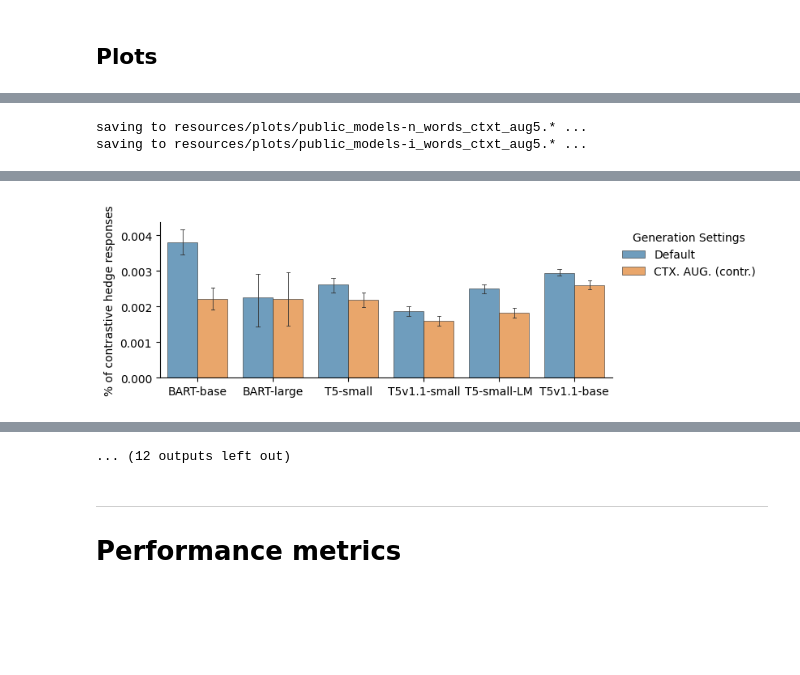
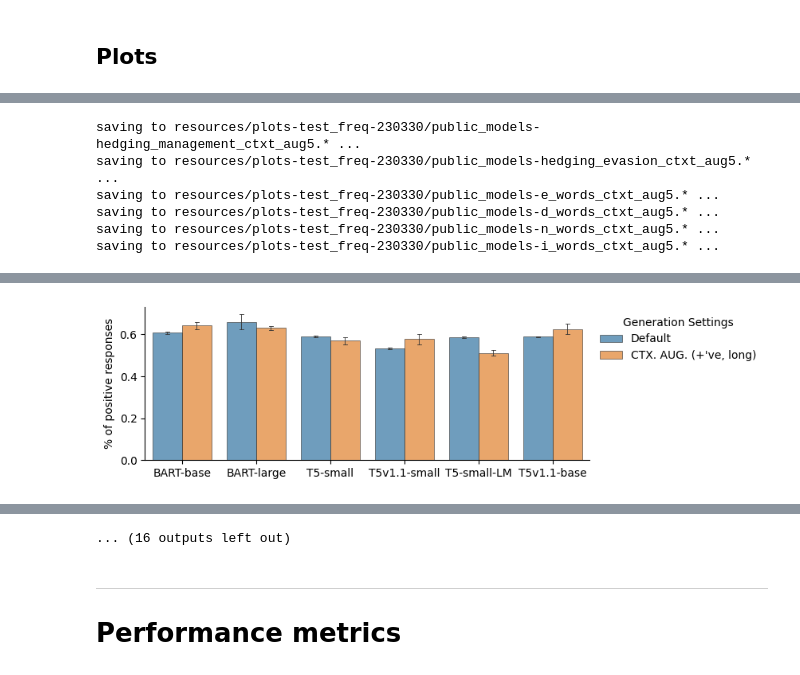
Before and after one commit to ZurichNLP/understanding-ctx-aug, a Jupyter notebook: summarize_results.ipynb, the cells around one changed output, grey strips where cells are left out. Saved outputs shown, nothing was run; the diff lists cells and outputs as text; code cells hidden in the pictures; blank space fills up the shorter version.

```diff
--- a/summarize_results.ipynb
+++ b/summarize_results.ipynb
@@ -24,5 +24,8 @@ pd.set_option('display.max_rows', None) # avoid truncating rows
 # %%
 exp_seeds = [23, 42, 1984]
 resource_path = Path('resources/models')
-plot_path = Path(f'resources/plots')
+test_set = 'topchat_kgd_test_rare'
+date = datetime.today().strftime(r'%y%m%d')
+plot_path = Path(f'resources/plots-{test_set}-{date}')
 plot_path.mkdir(parents=True, exist_ok=True)
+print(plot_path)
@@ -333,7 +327,7 @@ def get_detailed_info_on_complex_dataframe(df):
     print()
     return
 # %%
-public_model_results_df = get_all_results(exp_seeds, results_dir='results/topchat_kgd_test_freq-public_models', build_dataframe=True)
+public_model_results_df = get_all_results(exp_seeds, results_dir=f'results/{test_set}-public_models', build_dataframe=True)
 get_detailed_info_on_complex_dataframe(public_model_results_df)
 public_model_results_df.head(8)
 # %% [output]
@@ -365,7 +359,7 @@ Found 128 results files in corresponding results directory (resources/models/see
 |  |  |  |  |  | 42 | resources/models/seed_23/ft/bart_... | NaN | 120 | ... |
 |  |  |  |  |  | 284 | resources/models/seed_23/ft/bart_... | NaN | 120 | ... |
 # %%
-small_model_results_df = get_all_results(exp_seeds, results_dir='results/topchat_kgd_test_freq-bart_small', build_dataframe=True)
+small_model_results_df = get_all_results(exp_seeds, results_dir=f'results/{test_set}-bart_small', build_dataframe=True)
 get_detailed_info_on_complex_dataframe(small_model_results_df)
 small_model_results_df.head(8)
 # %% [output]
@@ -1134,27 +1230,32 @@ bart_small_rndm ***     {23: True, 42: True, 1984: True}
 #     save_as="resources/plots/bart_small-qu_ctxt_aug5"
 # )
 # %%
-contrastive_gen_settings_barplot(df, ['bart_base', 'bart_large', 't5_small', 't5v11_small', 't5_lm_small', 't5v11_base'], ['default', 'qu_ctxt_aug5'], tgt_metric="qc_turn_level", legend_outside=True, save_as='resources/plots/all_public_models-qu_ctxt_aug5')
-contrastive_gen_settings_barplot(df, ['bart_base', 'bart_large', 't5_small', 't5v11_small', 't5_lm_small', 't5v11_base'], ['default', 'qu_ctxt_aug1'], tgt_metric="qc_turn_level", legend_outside=True, save_as='resources/plots/all_public_models-qu_ctxt_aug1')
-contrastive_gen_settings_barplot(df, ['bart_base', 'bart_large', 't5_small', 't5v11_small', 't5_lm_small', 't5v11_base'], ['default', 'pos_sent_ctxt_aug5'], tgt_metric="pos_sents", legend_outside=True, save_as='resources/plots/all_public_models-pos_sent_ctxt_aug5')
-contrastive_gen_settings_barplot(df, ['bart_base', 'bart_large', 't5_small', 't5v11_small', 't5_lm_small', 't5v11_base'], ['default', 'neg_sent_ctxt_aug5'], tgt_metric="neg_sents", legend_outside=True, save_as='resources/plots/all_public_models-neg_sent_ctxt_aug5')
-contrastive_gen_settings_barplot(df, ['bart_base', 'bart_large', 't5_small', 't5v11_small', 't5_lm_small', 't5v11_base'], ['default', 'hedging_contrast_ctxt_aug5'], tgt_metric="hedging_contrast", legend_outside=True, save_as='resources/plots/all_public_models-hedging_contrast_ctxt_aug5')
-contrastive_gen_settings_barplot(df, ['bart_base', 'bart_large', 't5_small', 't5v11_small', 't5_lm_small', 't5v11_base'], ['default', 'hedging_management_ctxt_aug5'], tgt_metric="hedging_management", legend_outside=True, save_as='resources/plots/all_public_models-hedging_management_ctxt_aug5')
-contrastive_gen_settings_barplot(df, ['bart_base', 'bart_large', 't5_small', 't5v11_small', 't5_lm_small', 't5v11_base'], ['default', 'hedging_evasion_ctxt_aug5'], tgt_metric="hedging_evasion", legend_outside=True, save_as='resources/plots/all_public_models-hedging_evasion_ctxt_aug5')
-contrastive_gen_settings_barplot(df, ['bart_base', 'bart_large', 't5_small', 't5v11_small', 't5_lm_small', 't5v11_base'], ['default', 'e_words_ctxt_aug5'], tgt_metric="E_sents", legend_outside=True, save_as='resources/plots/all_public_models-e_words_ctxt_aug5')
-contrastive_gen_settings_barplot(df, ['bart_base', 'bart_large', 't5_small', 't5v11_small', 't5_lm_small', 't5v11_base'], ['default', 'd_words_ctxt_aug5'], tgt_metric="D_sents", legend_outside=True, save_as='resources/plots/all_public_models-d_words_ctxt_aug5')
-contrastive_gen_settings_barplot(df, ['bart_base', 'bart_large', 't5_small', 't5v11_small', 't5_lm_small', 't5v11_base'], ['default', 'n_words_ctxt_aug5'], tgt_metric="N_sents", legend_outside=True, save_as='resources/plots/all_public_models-n_words_ctxt_aug5')
-contrastive_gen_settings_barplot(df, ['bart_base', 'bart_large', 't5_small', 't5v11_small', 't5_lm_small', 't5v11_base'], ['default', 'i_words_ctxt_aug5'], tgt_metric="I_sents", legend_outside=True, save_as='resources/plots/all_public_models-i_words_ctxt_aug5')
+contrastive_gen_settings_barplot(df, ['bart_base', 'bart_large', 't5_small', 't5v11_small', 't5_lm_small', 't5v11_base'], ['default', 'qu_ctxt_aug5'], tgt_metric="qc_turn_level", legend_outside=True, save_as=str(plot_path / 'all_public_models-qu_ctxt_aug5'))
+contrastive_gen_settings_barplot(df, ['bart_base', 'bart_large', 't5_small', 't5v11_small', 't5_lm_small', 't5v11_base'], ['default', 'qu_ctxt_aug1'], tgt_metric="qc_turn_level", legend_outside=True, save_as=str(plot_path / 'all_public_models-qu_ctxt_aug1'))
+contrastive_gen_settings_barplot(df, ['bart_base', 'bart_large', 't5_small', 't5v11_small', 't5_lm_small', 't5v11_base'], ['default', 'pos_sent_ctxt_aug5'], tgt_metric="pos_sents", legend_outside=True, save_as=str(plot_path / 'all_public_models-pos_sent_ctxt_aug5'))
+contrastive_gen_settings_barplot(df, ['bart_base', 'bart_large', 't5_small', 't5v11_small', 't5_lm_small', 't5v11_base'], ['default', 'neg_sent_ctxt_aug5'], tgt_metric="neg_sents", legend_outside=True, save_as=str(plot_path / 'all_public_models-neg_sent_ctxt_aug5'))
+contrastive_gen_settings_barplot(df, ['bart_base', 'bart_large', 't5_small', 't5v11_small', 't5_lm_small', 't5v11_base'], ['default', 'long_pos_sent_ctxt_aug5'], tgt_metric="pos_sents", legend_outside=True, save_as=str(plot_path / 'all_public_models-long_pos_sent_ctxt_aug5'))
+contrastive_gen_settings_barplot(df, ['bart_base', 'bart_large', 't5_small', 't5v11_small', 't5_lm_small', 't5v11_base'], ['default', 'long_neg_sent_ctxt_aug5'], tgt_metric="neg_sents", legend_outside=True, save_as=str(plot_path / 'all_public_models-long_neg_sent_ctxt_aug5'))
+contrastive_gen_settings_barplot(df, ['bart_base', 'bart_large', 't5_small', 't5v11_small', 't5_lm_small', 't5v11_base'], ['default', 'hedging_contrast_ctxt_aug5'], tgt_metric="hedging_contrast", legend_outside=True, save_as=str(plot_path / 'all_public_models-hedging_contrast_ctxt_aug5'))
+contrastive_gen_settings_barplot(df, ['bart_base', 'bart_large', 't5_small', 't5v11_small', 't5_lm_small', 't5v11_base'], ['default', 'hedging_management_ctxt_aug5'], tgt_metric="hedging_management", legend_outside=True, save_as=str(plot_path / 'all_public_models-hedging_management_ctxt_aug5'))
+contrastive_gen_settings_barplot(df, ['bart_base', 'bart_large', 't5_small', 't5v11_small', 't5_lm_small', 't5v11_base'], ['default', 'hedging_evasion_ctxt_aug5'], tgt_metric="hedging_evasion", legend_outside=True, save_as=str(plot_path / 'all_public_models-hedging_evasion_ctxt_aug5'))
+contrastive_gen_settings_barplot(df, ['bart_base', 'bart_large', 't5_small', 't5v11_small', 't5_lm_small', 't5v11_base'], ['default', 'e_words_ctxt_aug5'], tgt_metric="E_sents", legend_outside=True, save_as=str(plot_path / 'all_public_models-e_words_ctxt_aug5'))
+contrastive_gen_settings_barplot(df, ['bart_base', 'bart_large', 't5_small', 't5v11_small', 't5_lm_small', 't5v11_base'], ['default', 'd_words_ctxt_aug5'], tgt_metric="D_sents", legend_outside=True, save_as=str(plot_path / 'all_public_models-d_words_ctxt_aug5'))
+contrastive_gen_settings_barplot(df, ['bart_base', 'bart_large', 't5_small', 't5v11_small', 't5_lm_small', 't5v11_base'], ['default', 'n_words_ctxt_aug5'], tgt_metric="N_sents", legend_outside=True, save_as=str(plot_path / 'all_public_models-n_words_ctxt_aug5'))
+contrastive_gen_settings_barplot(df, ['bart_base', 'bart_large', 't5_small', 't5v11_small', 't5_lm_small', 't5v11_base'], ['default', 'i_words_ctxt_aug5'], tgt_metric="I_sents", legend_outside=True, save_as=str(plot_path / 'all_public_models-i_words_ctxt_aug5'))
 
-contrastive_gen_settings_barplot(df, ['bart_base', 't5_small', 't5_lm_small'], ['default', 'qu_ctxt_aug5'], tgt_metric="qc_turn_level", legend_outside=True, save_as='resources/plots/public_models-qu_ctxt_aug5')
-contrastive_gen_settings_barplot(df, ['bart_base', 't5_small', 't5_lm_small'], ['default', 'qu_ctxt_aug1'], tgt_metric="qc_turn_level", legend_outside=True, save_as='resources/plots/public_models-qu_ctxt_aug1')
-contrastive_gen_settings_barplot(df, ['bart_base', 't5_small', 't5_lm_small'], ['default', 'pos_sent_ctxt_aug5'], tgt_metric="pos_sents", legend_outside=True, save_as='resources/plots/public_models-pos_sent_ctxt_aug5')
-contrastive_gen_settings_barplot(df, ['bart_base', 't5_small', 't5_lm_small'], ['default', 'neg_sent_ctxt_aug5'], tgt_metric="neg_sents", legend_outside=True, save_as='resources/plots/public_models-neg_sent_ctxt_aug5')
-contrastive_gen_settings_barplot(df, ['bart_base', 't5_small', 't5_lm_small'], ['default', 'hedging_contrast_ctxt_aug5'], tgt_metric="hedging_contrast", legend_outside=True, save_as='resources/plots/public_models-hedging_contrast_ctxt_aug5')
-contrastive_gen_settings_barplot(df, ['bart_base', 't5_small', 't5_lm_small'], ['default', 'hedging_management_ctxt_aug5'], tgt_metric="hedging_management", legend_outside=True, save_as='resources/plots/public_models-hedging_management_ctxt_aug5')
-contrastive_gen_settings_barplot(df, ['bart_base', 't5_small', 't5_lm_small'], ['default', 'hedging_evasion_ctxt_aug5'], tgt_metric="hedging_evasion", legend_outside=True, save_as='resources/plots/public_models-hedging_evasion_ctxt_aug5')
-contrastive_gen_settings_barplot(df, ['bart_base', 't5_small', 't5_lm_small'], ['default', 'e_words_ctxt_aug5'], tgt_metric="E_sents", legend_outside=True, save_as='resources/plots/public_models-e_words_ctxt_aug5')
-contrastive_gen_settings_barplot(df, ['bart_base', 't5_small', 't5_lm_small'], ['default', 'd_words_ctxt_aug5'], tgt_metric="D_sents", legend_outside=True, save_as='resources/plots/public_models-d_words_ctxt_aug5')
-contrastive_gen_settings_barplot(df, ['bart_base', 't5_small', 't5_lm_small'], ['default', 'n_words_ctxt_aug5'], tgt_metric="N_sents", legend_outside=True, save_as='resources/plots/public_models-n_words_ctxt_aug5')
-contrastive_gen_settings_barplot(df, ['bart_base', 't5_small', 't5_lm_small'], ['default', 'i_words_ctxt_aug5'], tgt_metric="I_sents", legend_outside=True, save_as='resources/plots/public_models-i_words_ctxt_aug5')
+
+contrastive_gen_settings_barplot(df, ['bart_base', 't5_small', 't5_lm_small'], ['default', 'qu_ctxt_aug5'], tgt_metric="qc_turn_level", legend_outside=True, save_as=str(plot_path / 'public_models-qu_ctxt_aug5'))
+contrastive_gen_settings_barplot(df, ['bart_base', 't5_small', 't5_lm_small'], ['default', 'qu_ctxt_aug1'], tgt_metric="qc_turn_level", legend_outside=True, save_as=str(plot_path / 'public_models-qu_ctxt_aug1'))
+contrastive_gen_settings_barplot(df, ['bart_base', 't5_small', 't5_lm_small'], ['default', 'pos_sent_ctxt_aug5'], tgt_metric="pos_sents", legend_outside=True, save_as=str(plot_path / 'public_models-pos_sent_ctxt_aug5'))
+contrastive_gen_settings_barplot(df, ['bart_base', 't5_small', 't5_lm_small'], ['default', 'neg_sent_ctxt_aug5'], tgt_metric="neg_sents", legend_outside=True, save_as=str(plot_path / 'public_models-neg_sent_ctxt_aug5'))
+contrastive_gen_settings_barplot(df, ['bart_base', 't5_small', 't5_lm_small'], ['default', 'long_pos_sent_ctxt_aug5'], tgt_metric="pos_sents", legend_outside=True, save_as=str(plot_path / 'all_public_models-long_pos_sent_ctxt_aug5'))
+contrastive_gen_settings_barplot(df, ['bart_base', 't5_small', 't5_lm_small'], ['default', 'long_neg_sent_ctxt_aug5'], tgt_metric="neg_sents", legend_outside=True, save_as=str(plot_path / 'all_public_models-long_neg_sent_ctxt_aug5'))
+contrastive_gen_settings_barplot(df, ['bart_base', 't5_small', 't5_lm_small'], ['default', 'hedging_contrast_ctxt_aug5'], tgt_metric="hedging_contrast", legend_outside=True, save_as=str(plot_path / 'public_models-hedging_contrast_ctxt_aug5'))
+contrastive_gen_settings_barplot(df, ['bart_base', 't5_small', 't5_lm_small'], ['default', 'hedging_management_ctxt_aug5'], tgt_metric="hedging_management", legend_outside=True, save_as=str(plot_path / 'public_models-hedging_management_ctxt_aug5'))
+contrastive_gen_settings_barplot(df, ['bart_base', 't5_small', 't5_lm_small'], ['default', 'hedging_evasion_ctxt_aug5'], tgt_metric="hedging_evasion", legend_outside=True, save_as=str(plot_path / 'public_models-hedging_evasion_ctxt_aug5'))
+contrastive_gen_settings_barplot(df, ['bart_base', 't5_small', 't5_lm_small'], ['default', 'e_words_ctxt_aug5'], tgt_metric="E_sents", legend_outside=True, save_as=str(plot_path / 'public_models-e_words_ctxt_aug5'))
+contrastive_gen_settings_barplot(df, ['bart_base', 't5_small', 't5_lm_small'], ['default', 'd_words_ctxt_aug5'], tgt_metric="D_sents", legend_outside=True, save_as=str(plot_path / 'public_models-d_words_ctxt_aug5'))
+contrastive_gen_settings_barplot(df, ['bart_base', 't5_small', 't5_lm_small'], ['default', 'n_words_ctxt_aug5'], tgt_metric="N_sents", legend_outside=True, save_as=str(plot_path / 'public_models-n_words_ctxt_aug5'))
+contrastive_gen_settings_barplot(df, ['bart_base', 't5_small', 't5_lm_small'], ['default', 'i_words_ctxt_aug5'], tgt_metric="I_sents", legend_outside=True, save_as=str(plot_path / 'public_models-i_words_ctxt_aug5'))
 # %% [output]
@@ -1181,7 +1282,11 @@ saving to resources/plots/public_models-d_words_ctxt_aug5.* ...
-saving to resources/plots/public_models-n_words_ctxt_aug5.* ...
-saving to resources/plots/public_models-i_words_ctxt_aug5.* ...
+saving to resources/plots-test_freq-230330/public_models-hedging_management_ctxt_aug5.* ...
+saving to resources/plots-test_freq-230330/public_models-hedging_evasion_ctxt_aug5.* ...
+saving to resources/plots-test_freq-230330/public_models-e_words_ctxt_aug5.* ...
+saving to resources/plots-test_freq-230330/public_models-d_words_ctxt_aug5.* ...
+saving to resources/plots-test_freq-230330/public_models-n_words_ctxt_aug5.* ...
+saving to resources/plots-test_freq-230330/public_models-i_words_ctxt_aug5.* ...
 [figure]
 [figure]
 [figure]
 [figure]
-[figure, old version]
+[figure, new version]
@@ -1193,4 +1298,4 @@ saving to resources/plots/public_models-i_words_ctxt_aug5.* ...
-... (12 outputs left out)
+... (16 outputs left out)
 # %% [markdown]
 ---
 # Performance metrics
```
Also changed, not shown: parts of 31 cells of this notebook, 33 other files.
